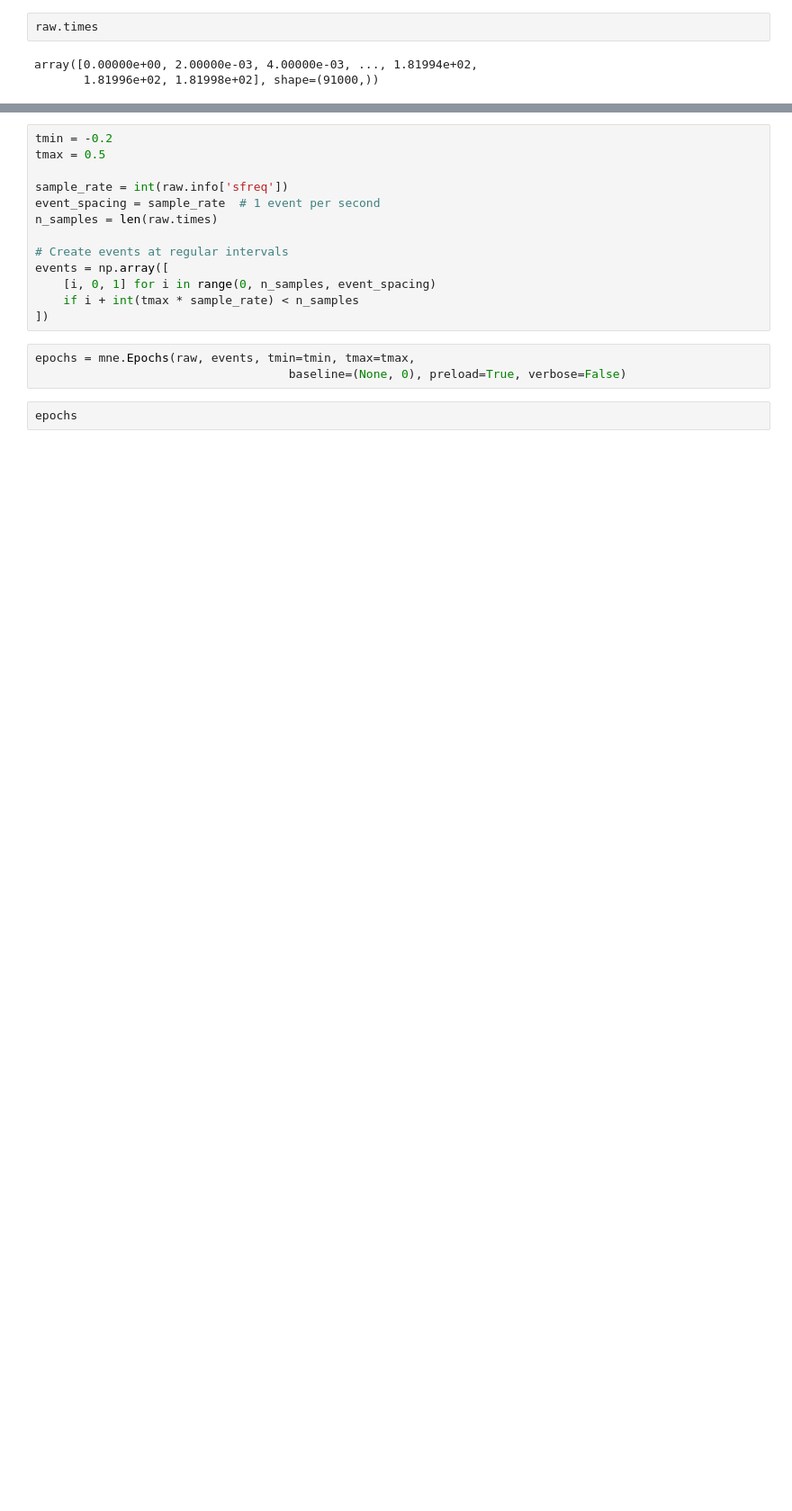
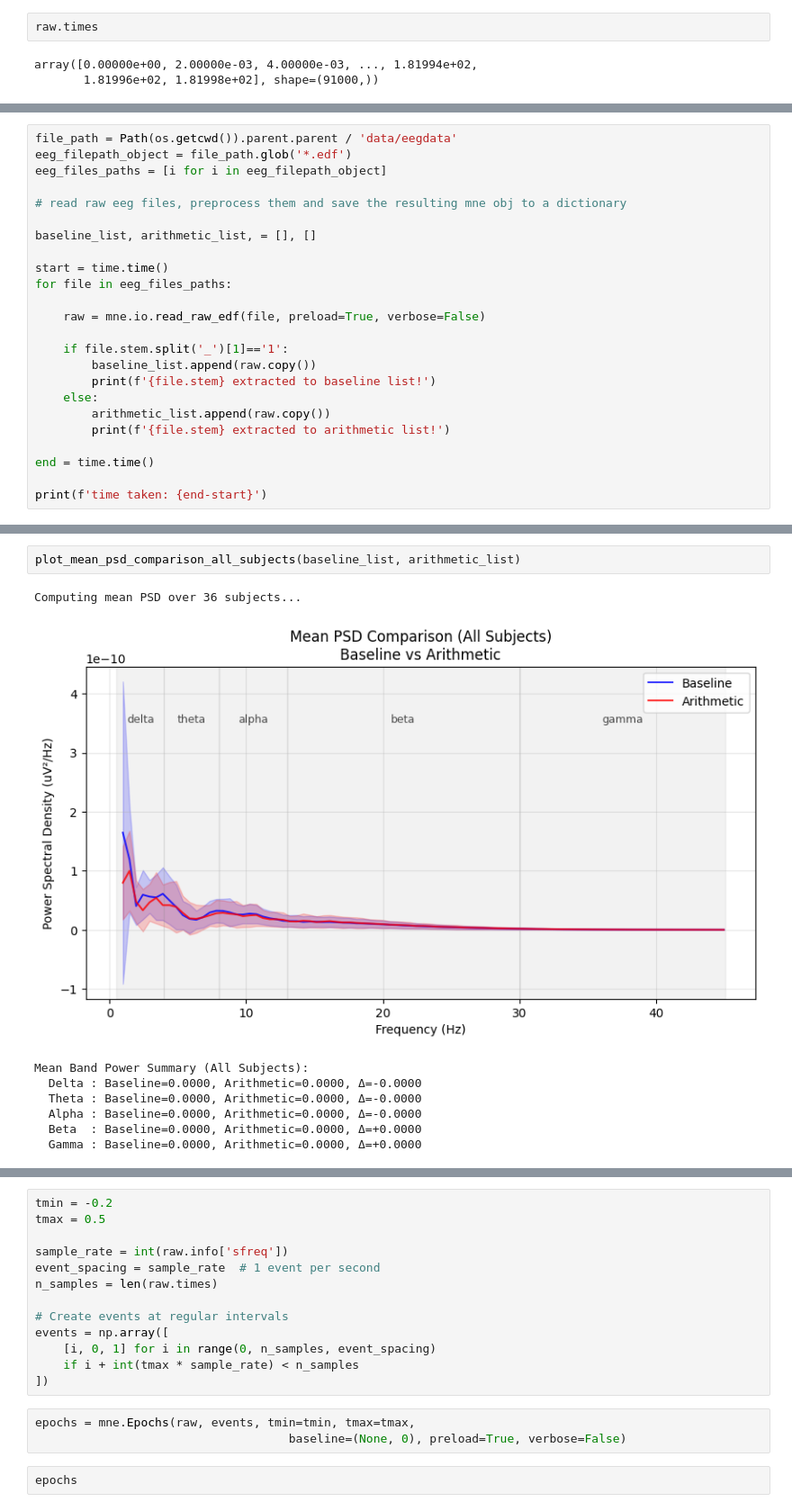
Before and after one commit to AdiH7ri/EEG-Task, a Jupyter notebook: scripts/scratch/scratch.ipynb, the cells around one changed output, grey strips where cells are left out. Shown at 90% size. Cells and saved outputs as stored; diff of their text form; blank space fills up the shorter version.

```diff
--- a/scripts/scratch/scratch.ipynb
+++ b/scripts/scratch/scratch.ipynb
@@ -38,0 +225,24 @@ array([0.00000e+00, 2.00000e-03, 4.00000e-03, ..., 1.81994e+02,
+# %%
+file_path = Path(os.getcwd()).parent.parent / 'data/eegdata'
+eeg_filepath_object = file_path.glob('*.edf')
+eeg_files_paths = [i for i in eeg_filepath_object]
+
+# read raw eeg files, preprocess them and save the resulting mne obj to a dictionary
+
+baseline_list, arithmetic_list, = [], []
+
+start = time.time()
+for file in eeg_files_paths:
+
+    raw = mne.io.read_raw_edf(file, preload=True, verbose=False)
+
+    if file.stem.split('_')[1]=='1':
+        baseline_list.append(raw.copy())
+        print(f'{file.stem} extracted to baseline list!')
+    else:
+        arithmetic_list.append(raw.copy())
+        print(f'{file.stem} extracted to arithmetic list!')
+
+end = time.time()
+
+print(f'time taken: {end-start}')
@@ -38,0 +267,11 @@ array([0.00000e+00, 2.00000e-03, 4.00000e-03, ..., 1.81994e+02,
+# %%
+plot_mean_psd_comparison_all_subjects(baseline_list, arithmetic_list)
+# %% [output]
+Computing mean PSD over 36 subjects...
+[figure, added]
+Mean Band Power Summary (All Subjects):
+  Delta : Baseline=0.0000, Arithmetic=0.0000, Δ=-0.0000
+  Theta : Baseline=0.0000, Arithmetic=0.0000, Δ=-0.0000
+  Alpha : Baseline=0.0000, Arithmetic=0.0000, Δ=-0.0000
+  Beta  : Baseline=0.0000, Arithmetic=0.0000, Δ=+0.0000
+  Gamma : Baseline=0.0000, Arithmetic=0.0000, Δ=+0.0000
```
Also changed, not shown: parts of 28 cells of this notebook, 6 other files.
